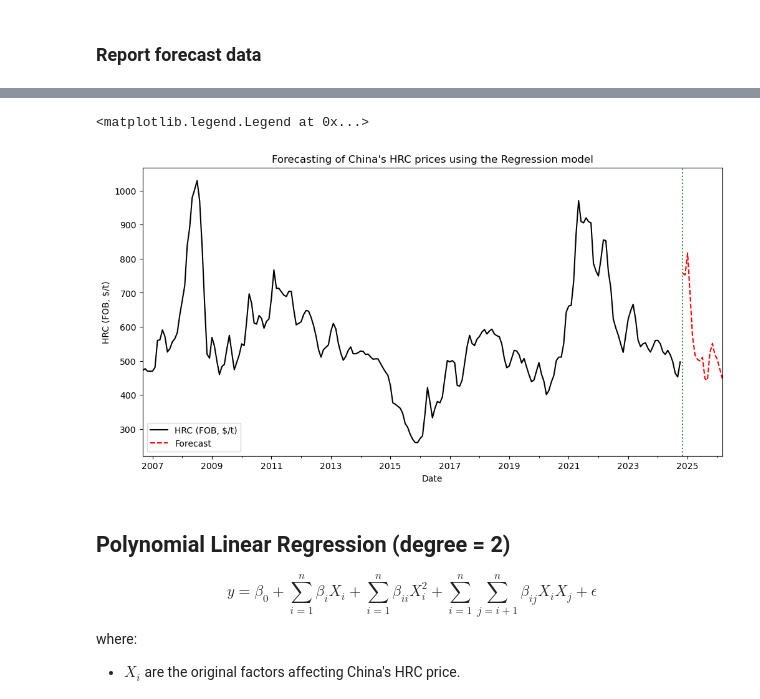
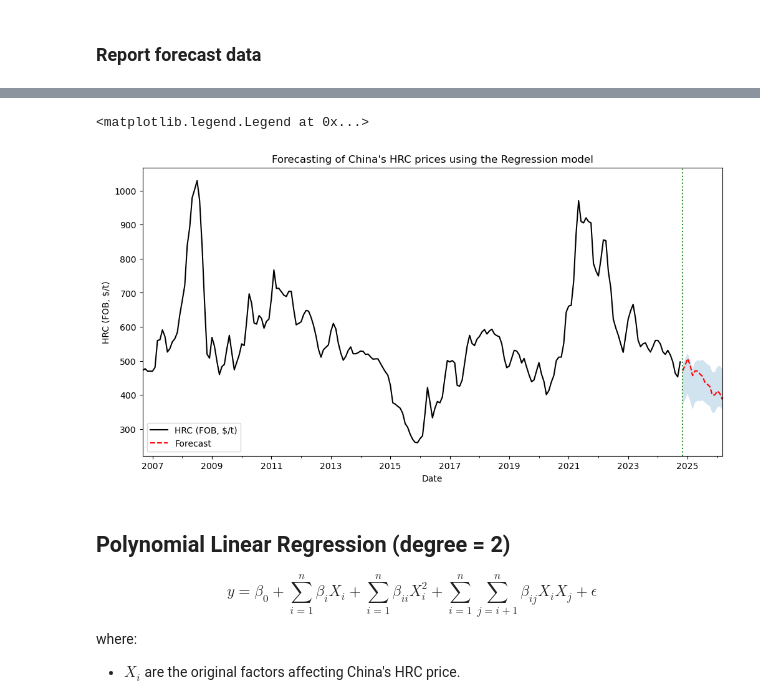
Before and after one commit to nguyenhpnguyen/BT4103-Business-Analytics-Capstone-Project, a Jupyter notebook: notebook/04_multiple_regression.ipynb, the cells around one changed output, grey strips where cells are left out. Cells and saved outputs as stored; diff of their text form; code cells hidden in the pictures.

Commit message:
Added log transformation, upside and downside forecast

```diff
--- a/notebook/04_multiple_regression.ipynb
+++ b/notebook/04_multiple_regression.ipynb
@@ -146,7 +154,7 @@ forecasted_X = var_forecast_df[['Iron Ore (CFR, $/t)_forecast', 'HCC (Aus FOB, $
 # %%
 # Scale x variables
-scaler = StandardScaler()
-forecasted_X_scaled = scaler.fit_transform(forecasted_X)
+forecasted_X_transformed = log_trans(forecasted_X)
+forecasted_X_scaled = scaler.transform(forecasted_X_transformed)
 # %%
 # Obtain y forecast
 y_forecast = model.predict(forecasted_X_scaled)
@@ -242,12 +274,21 @@ See the caveats in the documentation: https://pandas.pydata.org/pandas-docs/stab
-# %%
-# Scale x variables
-scaler = StandardScaler()
-forecasted_X_scaled2 = scaler.fit_transform(forecasted_X_2)
+# %%
+# Scale & transform x variables for downside
+forecasted_X_downside_transformed = log_trans(forecasted_X_downside)
+forecasted_X_downside_scaled = scaler.transform(forecasted_X_downside_transformed)
+
+# Scale & transform x variables for upside
+forecasted_X_upside_transformed = log_trans(forecasted_X_upside)
+forecasted_X_upside_scaled = scaler.transform(forecasted_X_upside_transformed)
 # %%
-# Obtain y forecast
-y_forecast_2 = model.predict(forecasted_X_scaled2)
+# Obtain y forecast for downside
+y_forecast_downside = model.predict(forecasted_X_downside_scaled)
 
 fc_period = pd.date_range(start='11/1/2024', end='3/1/2026', freq='MS')
-df_forecast_2 = pd.DataFrame(y_forecast_2, index=fc_period, columns=['HRC (FOB, $/t)_f'])
-df_forecast_2.index.name = 'Date'
-df_forecast_2
+df_forecast_downside = pd.DataFrame(y_forecast_downside, index=fc_period, columns=['HRC (FOB, $/t)_downside'])
+df_forecast_downside.index.name = 'Date'
+
+# Obtain y forecast for upside
+y_forecast_upside = model.predict(forecasted_X_upside_scaled)
+
+df_forecast_upside = pd.DataFrame(y_forecast_upside, index=fc_period, columns=['HRC (FOB, $/t)_upside'])
+df_forecast_upside.index.name = 'Date'
@@ -274,18 +295,21 @@ df_forecast_2
 # %%
 # Plot forecast
 fig, ax = plt.subplots(figsize=(12, 6))
 
 df['HRC (FOB, $/t)'].plot(color='k')
-df_forecast_2['HRC (FOB, $/t)_f'].plot(color='r', linestyle ='dashed', label='Forecast')
+#df_forecast_downside['HRC (FOB, $/t)_downside'].plot(color='r', linestyle ='dashed', label='Downside forecast')
+#df_forecast_upside['HRC (FOB, $/t)_upside'].plot(color='r', linestyle ='dashed', label='Upside forecast')
+df_forecast['HRC (FOB, $/t)_f'].plot(color='r', linestyle ='dashed', label='Forecast')
+ax.fill_between(x=fc_period, y1=df_forecast_downside['HRC (FOB, $/t)_downside'], y2=df_forecast_upside['HRC (FOB, $/t)_upside'], alpha=0.2)
 
 plt.title("Forecasting of China's HRC prices using the Regression model")
 plt.ylabel("HRC (FOB, $/t)")
 plt.xlabel("Date")
 plt.axvline(x = '2024-11-01', color = 'forestgreen', linestyle = 'dotted')
 ax.legend()
 # %% [output]
 <matplotlib.legend.Legend at 0x...>
-[figure, old version]
+[figure, new version]
 # %% [markdown]
 ## Polynomial Linear Regression (degree = 2)
 $$ y = \beta_0 + \sum_{i=1}^{n} \beta_i X_i + \sum_{i=1}^{n} \beta_{ii} X_i^2 + \sum_{i=1}^{n} \sum_{j=i+1}^{n} \beta_{ij} X_i X_j + \epsilon $$
```
Also changed, not shown: parts of 27 cells of this notebook, 1 other file.
